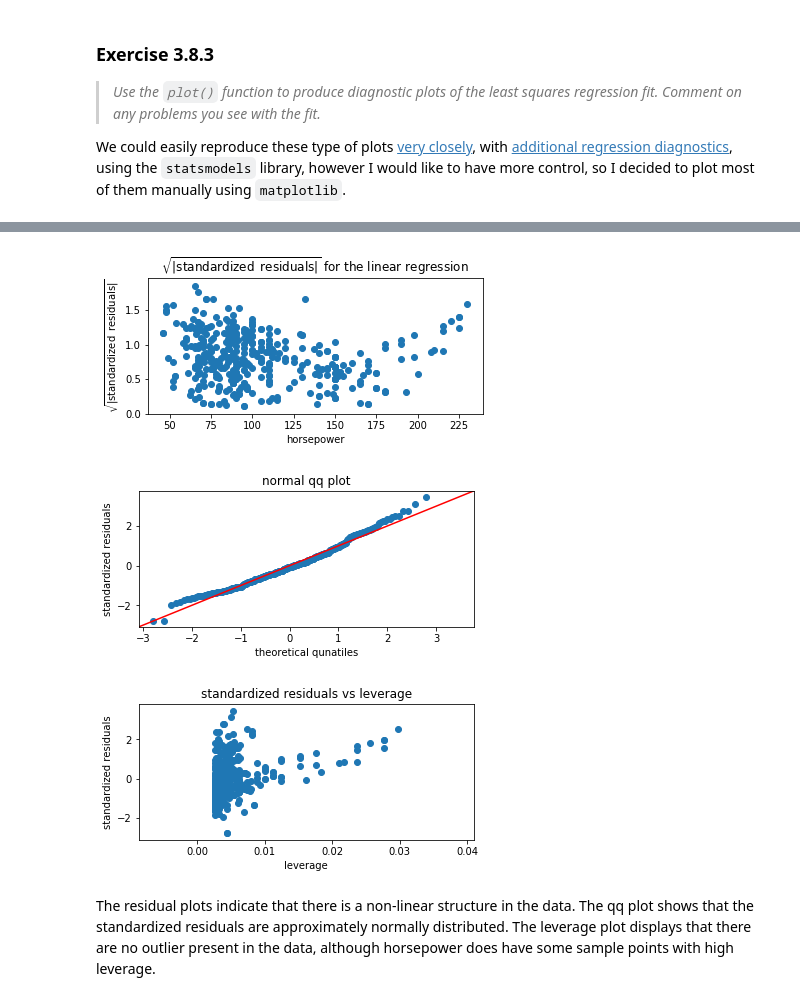
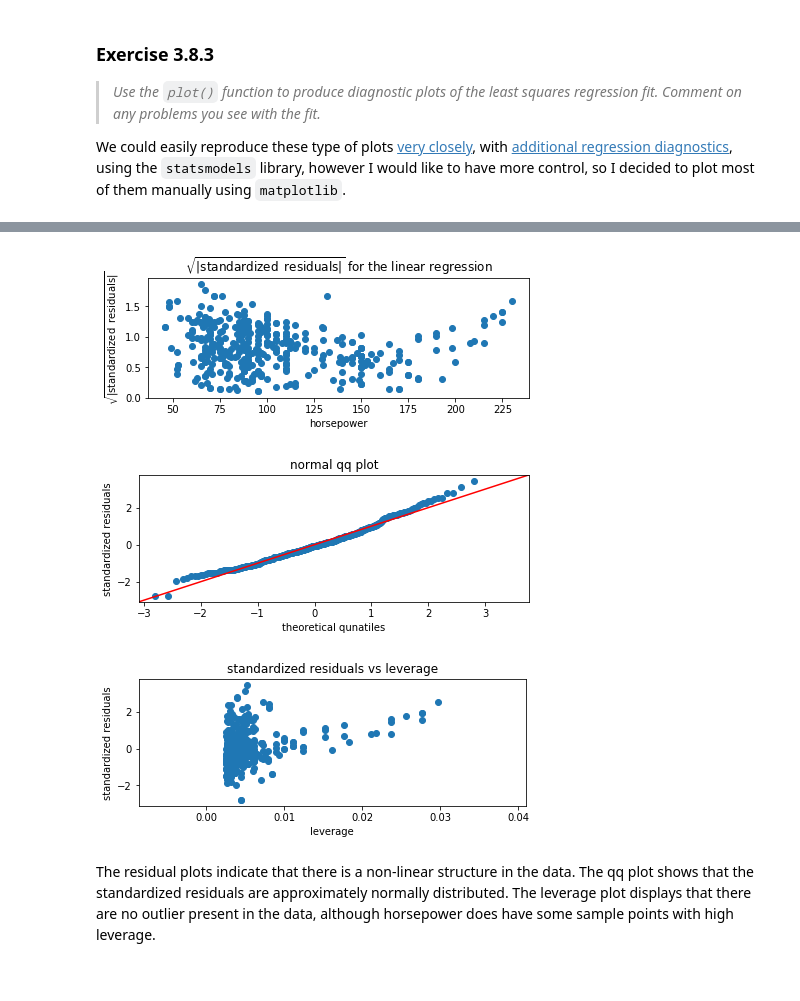
Before and after one commit to HerrBroekman/Python-solutions-for-An-Introduction-to-Statistical-Learning, a Jupyter notebook: Chapter3/Exercise8/3_8.ipynb, the cells around one changed output, grey strips where cells are left out. Drawn from its saved outputs; the diff is of its cells as text; code cells hidden in the pictures.

```diff
--- a/Chapter3/Exercise8/3_8.ipynb
+++ b/Chapter3/Exercise8/3_8.ipynb
@@ -50,7 +48,7 @@ df.head()
 # %%
 df = df.set_index('name')
 columnsToKeep = ['mpg','horsepower']
-columnsToDrop = getColumnsToDropFromDataFrame(df, columnsToKeep)
+columnsToDrop = removeColumnsFromList(df, columnsToKeep)
 df.drop(columnsToDrop, axis=1, inplace=True)
 df.head()
 df.shape
@@ -190,20 +206,25 @@ At $\mathrm{horsepower}=98$, the $95 \%$ confidence interval of the theoretical
 # %%
-alpha = 0.001 # alpha=0.05 corresponds to 95% confidence
-X_pred = np.linspace(start=X.min(), stop=X.max(), num=X.shape[0])
-X_pred2 = sm.add_constant(X_pred)
-Y_pred = fitted.predict(X_pred2)
+alpha = 0.05 # alpha=0.05 corresponds to 95% confidence
+X_pred = np.linspace(start=X['horsepower'].min(), stop=X['horsepower'].max(), num=X.shape[0])
+intercept = np.ones(X_pred.shape, dtype=int)
+X_pred = pd.DataFrame({
+    'Intercept': intercept,
+    'horsepower': X_pred
+}, columns = descriptiveColumns)
+Y_pred = fitted.predict(X_pred)
+Y_pred.name = 'predicted mpg'
 # get prediction intervals
-std_err_prediction, lower_pred_int, upper_pred_int = wls_prediction_std(fitted, exog=X_pred2, alpha=alpha)
+std_err_prediction, lower_pred_int, upper_pred_int = wls_prediction_std(fitted, exog=X_pred, alpha=alpha)
 # get confidence intervals
-result = fitted.get_prediction(X_pred2)
+result = fitted.get_prediction(X_pred)
 conf_int = result.conf_int()
 lower_conf_int, upper_conf_int = conf_int[:, 0], conf_int[:, 1]
 
-fig, ax = plt.subplots(constrained_layout=True)
-_ = ax.scatter(X, Y, label='training data')
-_ = ax.plot(X_pred, Y_pred, '-', color='darkorchid', linewidth=2, label='prediction')
-_ = ax.fill_between(X_pred, lower_conf_int, upper_conf_int, color='#888888', alpha=0.4, label="confidence interval")
-_ = ax.fill_between(X_pred, lower_pred_int, upper_pred_int, color='#888888', alpha=0.1, label="prediction interval")
+fig, ax = plt.subplots(constrained_layout=True, figsize=(9, 6))
+_ = ax.scatter(X['horsepower'], Y, label='training data')
+_ = ax.plot(X_pred['horsepower'], Y_pred, '-', color='darkorchid', linewidth=2, label='prediction')
+_ = ax.fill_between(X_pred['horsepower'], lower_conf_int, upper_conf_int, color='#888888', alpha=0.4, label="confidence interval")
+_ = ax.fill_between(X_pred['horsepower'], lower_pred_int, upper_pred_int, color='#888888', alpha=0.1, label="prediction interval")
 _ = ax.legend()
 _ = ax.set_xlabel('horsepower')
 _ = ax.set_ylabel('mpg')
@@ -218,10 +239,10 @@ _ = ax.grid(True)
 </blockquote>
 <p>We could easily reproduce these type of plots <a href="https://www.statsmodels.org/dev/examples/notebooks/generated/regression_plots.html">very closely</a>, with <a href="http://www.statsmodels.org/dev/examples/notebooks/generated/regression_diagnostics.html">additional regression diagnostics</a>, using the <code>statsmodels</code> library, however I would like to have more control, so I decided to plot most of them manually using <code>matplotlib</code>.
 # %%
-Y_hat = fitted.predict(X2)
-residual = Y - Y_hat
-fig, ax = plt.subplots(figsize=(6, 2.5))
-_ = ax.scatter(x=X, y=residual)
+Y_hat = fitted.predict(X)
+residual = np.squeeze(Y.to_numpy()) - Y_hat
+fig, ax = plt.subplots(constrained_layout=True, figsize=(6, 2.5))
+_ = ax.scatter(x=X['horsepower'], y=residual)
 _ = ax.set_xlabel('horsepower')
 _ = ax.set_ylabel('residuals')
 _ = ax.set_title(f'residual plot for the linear regression')
@@ -230,31 +251,31 @@ _ = ax.set_title(f'residual plot for the linear regression')
 # %%
 standardized_residual = preprocessing.scale(residual)
-fig, ax = plt.subplots(figsize=(6, 2.5))
-_ = ax.scatter(x=X, y=np.absolute(standardized_residual)**0.5)
+fig, ax = plt.subplots(constrained_layout=True, figsize=(6, 2.5))
+_ = ax.scatter(x=X['horsepower'], y=np.absolute(standardized_residual)**0.5)
 _ = ax.set_xlabel('horsepower')
 _ = ax.set_ylabel(r'$\sqrt{\left|\mathrm{standardized \,\,\, residuals}\right|}$')
 _ = ax.set_title(r'$\sqrt{\left|\mathrm{standardized \,\,\, residuals}\right|}$ for the linear regression')
 # %% [output]
-[figure, old version]
+[figure, new version]
 # %%
-fig, ax = plt.subplots(figsize=(6, 2.5))
+fig, ax = plt.subplots(constrained_layout=True, figsize=(6, 2.5))
 _ = sm.qqplot(standardized_residual, line='45', c=None, ax=ax)
 _ = ax.set_xlabel('theoretical qunatiles')
 _ = ax.set_ylabel('standardized residuals')
 _ = ax.set_title('normal qq plot')
 # %% [output]
-[figure, old version]
+[figure, new version]
 # %%
-X_mean = np.mean(X)
-total_variance = np.sum((X-X_mean)**2)
+X_mean = np.mean(X['horsepower'])
+total_variance = np.sum((X['horsepower']-X_mean)**2)
 n = X.shape[0]
-leverage = (1/n) + (X-X_mean)**2 / total_variance
-fig, ax = plt.subplots(figsize=(6, 2.5))
+leverage = (1/n) + (X['horsepower']-X_mean)**2 / total_variance
+fig, ax = plt.subplots(constrained_layout=True, figsize=(6, 2.5))
 _ = ax.scatter(x=leverage, y=standardized_residual)
 _ = ax.set_xlabel('leverage')
 _ = ax.set_ylabel('standardized residuals')
 _ = ax.set_title(f'standardized residuals vs leverage')
 # %% [output]
-[figure, old version]
+[figure, new version]
 # %% [markdown]
 <p>The residual plots indicate that there is a non-linear structure in the data. The qq plot shows that the standardized residuals are approximately normally distributed. The leverage plot displays that there are no outlier present in the data, although horsepower does have some sample points with high leverage.</p>
```
Also changed, not shown: parts of 9 cells of this notebook, 2 other files.
